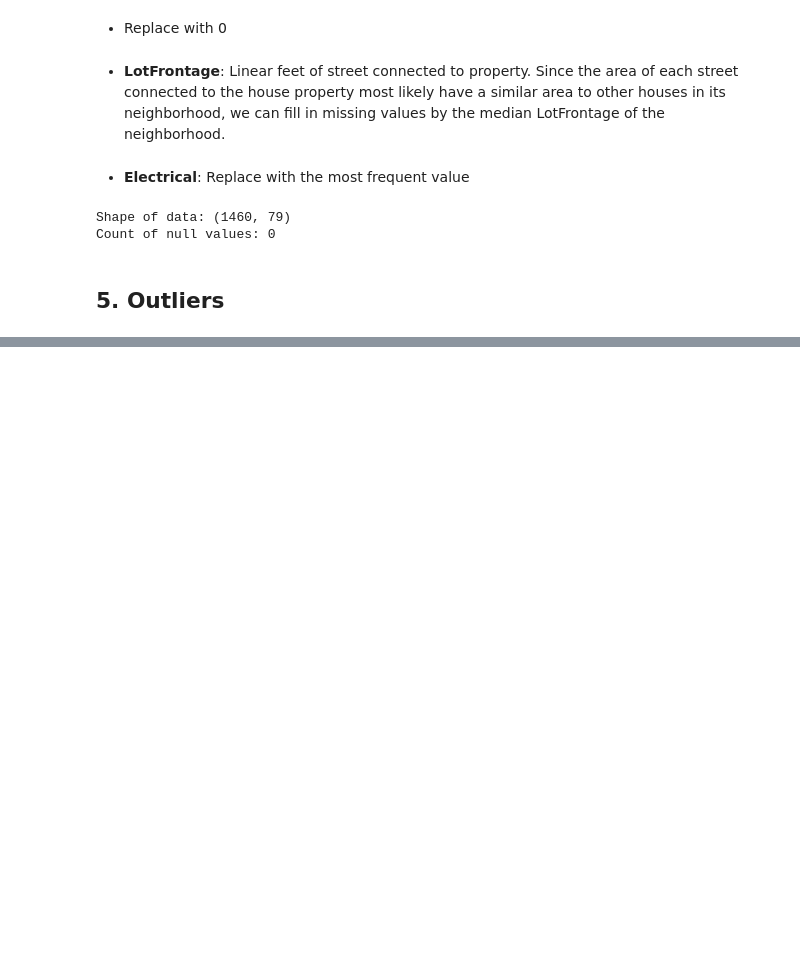
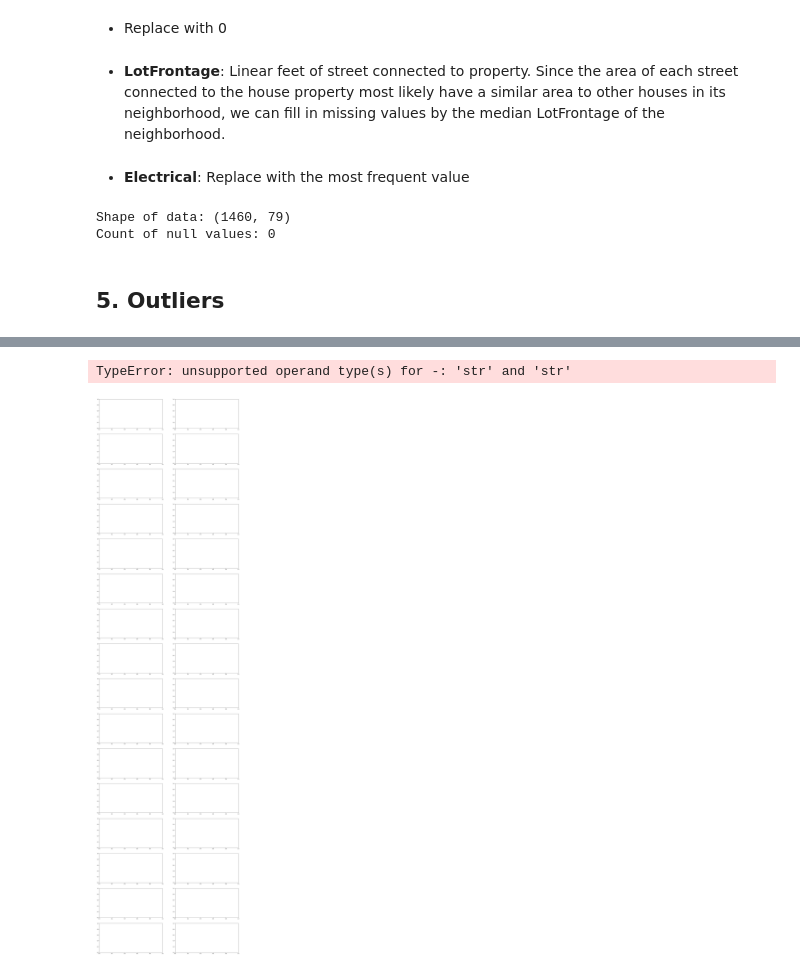
Before and after one commit to carlosfarfangalindoNL222/Steps_In_Depth_Machine_Learning, a Jupyter notebook: Steps_Machine_Learning_Model/2_EDA/2_Exploritary_Data_Analysis.ipynb, the cells around one changed output, grey strips where cells are left out. Saved outputs shown, nothing was run; the diff lists cells and outputs as text; code cells hidden in the pictures; blank space fills up the shorter version.

```diff
--- a/Steps_Machine_Learning_Model/2_EDA/2_Exploritary_Data_Analysis.ipynb
+++ b/Steps_Machine_Learning_Model/2_EDA/2_Exploritary_Data_Analysis.ipynb
@@ -323,0 +328,68 @@ fig_heatmap.show()
+# %%
+import matplotlib.pyplot as plt
+min_percentile= 0.001
+max_percentile= 0.999
+# Use numeric features
+features = ['MSSubClass', 'LotFrontage', 'LotArea', 'OverallQual', 'OverallCond', 'MasVnrArea','BsmtFinSF1', 'BsmtFinSF2', 'BsmtUnfSF', 'TotalBsmtSF', '1stFlrSF', '2ndFlrSF', 'LowQualFinSF',
+            'GrLivArea', 'BsmtFullBath', 'BsmtHalfBath', 'FullBath', 'HalfBath', 'BedroomAbvGr', 'KitchenAbvGr', 'TotRmsAbvGrd', 'Fireplaces', 'GarageCars', 'GarageArea', 'WoodDeckSF', 'OpenPorchSF',
+            'EnclosedPorch', '3SsnPorch', 'ScreenPorch', 'PoolArea', 'MiscVal']
+target= 'SalePrice'
+nrows= int(np.ceil(len(features)/2))
+ncols= 2
+
+def detect_and_remove_outliers(inline_delete= True):
+    global train
+    fig, ax = plt.subplots(nrows = nrows, ncols = ncols, figsize = (24, nrows * 6))
+    outliers = []
+    cnt = 0
+    for row in range (0, nrows):
+        for col in range (0, ncols):
+            # df_outliers = outlier_detection_using_percentile(features[cnt])
+            # Outlier detection using percentile
+            min_thresold, max_thresold = train[features[cnt]].quantile([min_percentile, max_percentile])
+            # print(f'outlier_detection_using_percentile()> min_thresold: {min_thresold}, max_thresold: {max_thresold}')
+            # print (f'No of outliers below min_thresold: {len(train[train[feature] < min_thresold])}')
+            # print (f'No of outliers above max_thresold: {len(train[train[feature] > max_thresold])}')
+            df_outliers = train[(train[features[cnt]] < min_thresold) | (train[features[cnt]] > max_thresold)]
+
+            # Updaing list of outliers
+            outliers = outliers + df_outliers.index.tolist()
+
+            # Plot feature vs target using scatter plot
+            ax[row][col].scatter(x = train[features[cnt]], y= train[target])
+
+            # Mark outlier records in same scatter plot
+            ax[row][col].scatter(x= df_outliers[features[cnt]],  y=df_outliers[target], marker ="o", edgecolor ="red", s = 100)
+            ax[row][col].set_xlabel(features[cnt])
+            ax[row][col].set_ylabel(target)
+            ax[row][col].set_title('Outlier detection for feature ' + features[cnt])
+
+            if inline_delete:
+                # Drop the outliers inline
+                # drop_outliers(df_outliers.index.tolist())
+                # print(f'Shape of train data= {train.shape}')
+                train = train.drop(df_outliers.index.tolist())
+                train.reset_index(drop = True, inplace = True)
+                # print(f'Shape of train data= {train.shape}')
+
+            cnt = cnt + 1
+            if cnt >= len(features):
+                break
+    plt.show()
+
+    print(f'outliers: {outliers}')
+    unique_outliers= list(set(outliers))
+    print(f'unique_outliers: {unique_outliers}')
+
+    if inline_delete == False:
+        # Drop the unique outliers from final list
+        print(f'Shape of train data= {train.shape}')
+        train = train.drop(unique_outliers)
+        train.reset_index(drop = True, inplace = True)
+        print(f'Shape of train data= {train.shape}')
+
+
+detect_and_remove_outliers(inline_delete= False)
+# %% [output]
+TypeError: unsupported operand type(s) for -: 'str' and 'str'
+[figure, added]
```
Also changed, not shown: parts of 1 cell of this notebook.
